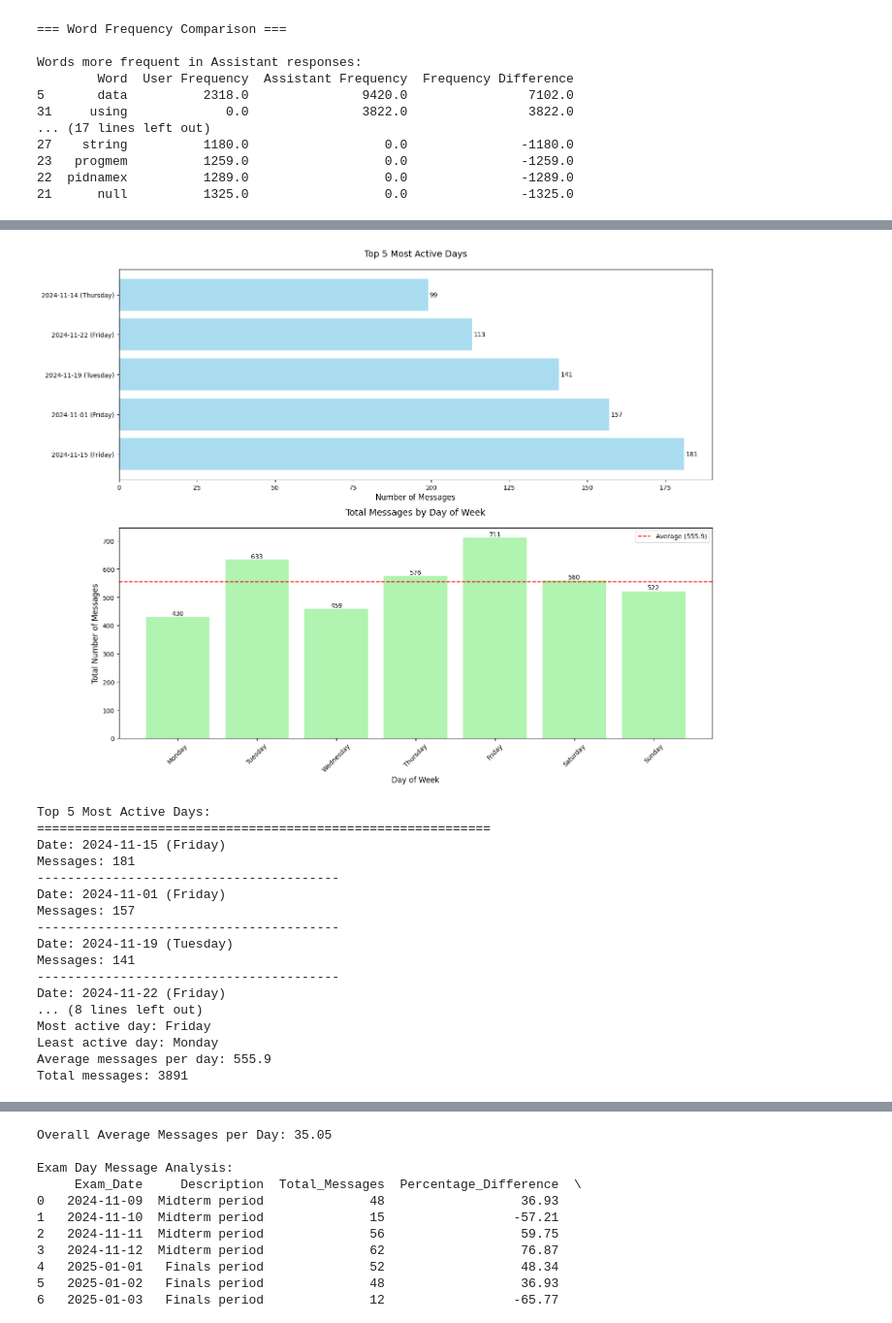
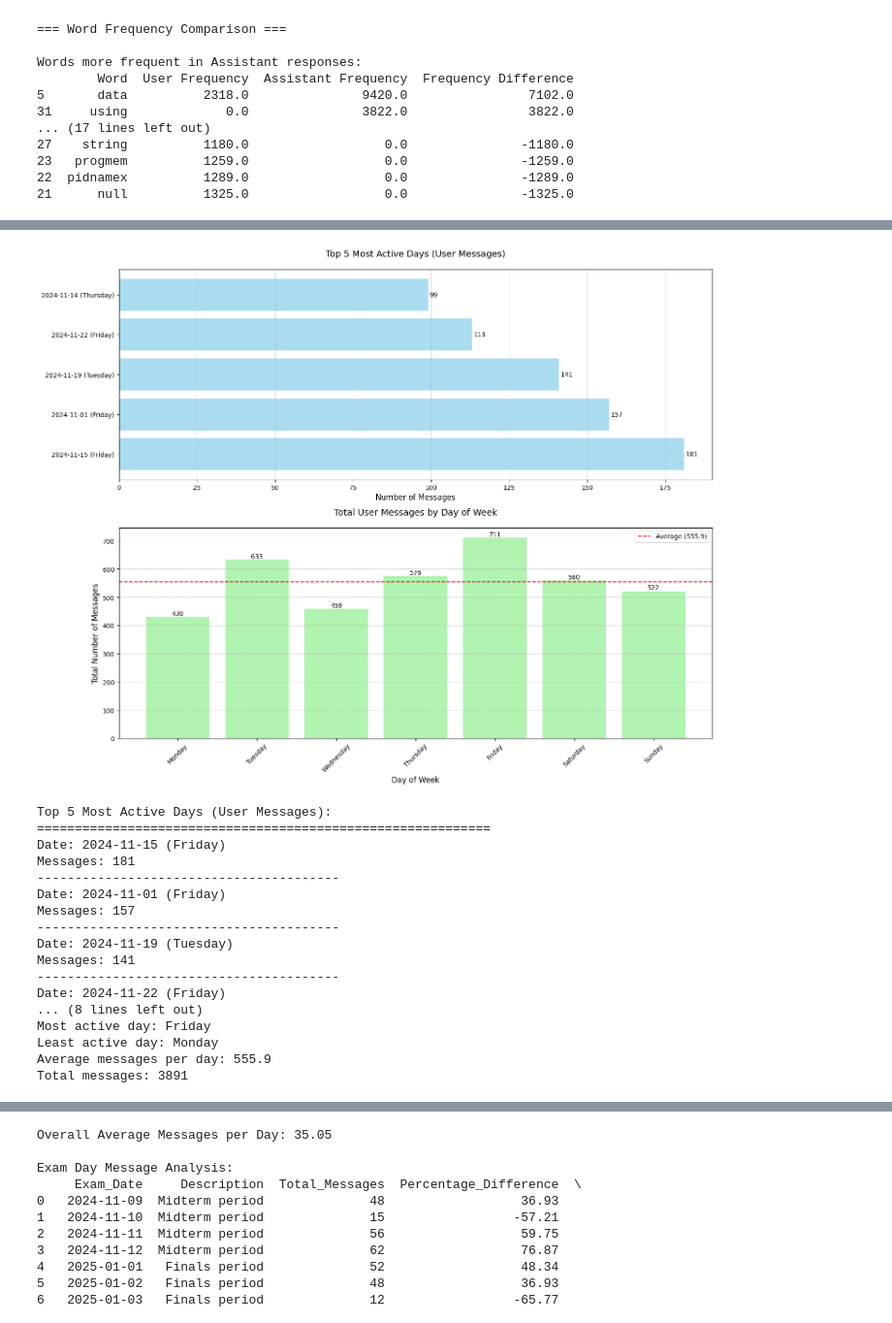
Before and after one commit to bthnzncr/dsa-210-project, a Jupyter notebook: generative-ai_usage_analysis.ipynb, the cells around one changed output, grey strips where cells are left out. Shown at 97% size. Drawn from its saved outputs; the diff is of its cells as text; code cells hidden in the pictures.

```diff
--- a/generative-ai_usage_analysis.ipynb
+++ b/generative-ai_usage_analysis.ipynb
@@ -834,19 +833,11 @@ OBD2 dtcRead Fix: 112 messages
 # %%
 
-# Create messages DataFrame with proper timestamps
-messages_data = []
-for msg_id in mapping_df['user_message_id'].dropna():
-    if msg_id in message_dict:
-        msg = message_dict[msg_id]
-        timestamp = msg.get('message_create_time')
-        if timestamp is not None:
-            messages_data.append({
-                'message_id': msg_id,
-                'datetime': timestamp,
-                'day_name': timestamp.strftime('%A')  # Get day name
-            })
+from datetime import datetime
 
-df_messages = pd.DataFrame(messages_data)
+# Create messages DataFrame with only user messages
+df_messages = df[df['role'] == 'user'][['message_id', 'message_create_time']].copy()
+df_messages['datetime'] = pd.to_datetime(df_messages['message_create_time'])
+df_messages['day_name'] = df_messages['datetime'].dt.strftime('%A')
 
 # Calculate messages per specific day
 daily_counts = df_messages.groupby(df_messages['datetime'].dt.date).size().reset_index()
@@ -856,6 +847,7 @@ daily_counts['day_name'] = daily_counts['date'].apply(lambda x: x.strftime('%A')
 # Calculate messages per day of week
 weekly_counts = df_messages.groupby('day_name').size().reset_index()
 weekly_counts.columns = ['day_name', 'message_count']
+
 # Ensure proper day order
 day_order = ['Monday', 'Tuesday', 'Wednesday', 'Thursday', 'Friday', 'Saturday', 'Sunday']
 weekly_counts['day_name'] = pd.Categorical(weekly_counts['day_name'], categories=day_order, ordered=True)
@@ -875,12 +867,13 @@ for i, bar in enumerate(bars1):
              va='center')
 
 # Customize first plot
-ax1.set_title('Top 5 Most Active Days', fontsize=14, pad=20)
+ax1.set_title('Top 5 Most Active Days (User Messages)', fontsize=14, pad=20)
 ax1.set_xlabel('Number of Messages', fontsize=12)
 labels = [f"{date.strftime('%Y-%m-%d')} ({day})"
           for date, day in zip(top_5_days['date'], top_5_days['day_name'])]
 ax1.set_yticks(range(len(top_5_days)))
 ax1.set_yticklabels(labels)
+ax1.grid(axis='x', linestyle='--', alpha=0.7)
 
 # Plot 2: Day of Week Analysis
 bars2 = ax2.bar(weekly_counts['day_name'], weekly_counts['message_count'],
@@ -893,38 +886,40 @@ for bar in bars2:
              f'{int(height)}',
              ha='center', va='bottom')
 
 # Customize second plot
-ax2.set_title('Total Messages by Day of Week', fontsize=14, pad=20)
+ax2.set_title('Total User Messages by Day of Week', fontsize=14, pad=20)
 ax2.set_xlabel('Day of Week', fontsize=12)
 ax2.set_ylabel('Total Number of Messages', fontsize=12)
 plt.xticks(rotation=45)
+ax2.grid(axis='y', linestyle='--', alpha=0.7)
 
 # Add average line to day of week plot
 avg_messages = weekly_counts['message_count'].mean()
 ax2.axhline(y=avg_messages, color='red', linestyle='--',
             label=f'Average ({avg_messages:.1f})')
 ax2.legend()
 
+# Adjust layout
 plt.tight_layout()
 plt.show()
 
 # Print statistics
-print("\nTop 5 Most Active Days:")
+print("\nTop 5 Most Active Days (User Messages):")
 print("=" * 60)
 for _, row in top_5_days.iterrows():
     print(f"Date: {row['date'].strftime('%Y-%m-%d')} ({row['day_name']})")
     print(f"Messages: {row['message_count']}")
     print("-" * 40)
 
-print("\nDay of Week Statistics:")
+print("\nDay of Week Statistics (User Messages):")
 print("=" * 60)
 print(f"Most active day: {weekly_counts.iloc[weekly_counts['message_count'].argmax()]['day_name']}")
 print(f"Least active day: {weekly_counts.iloc[weekly_counts['message_count'].argmin()]['day_name']}")
 print(f"Average messages per day: {weekly_counts['message_count'].mean():.1f}")
 print(f"Total messages: {weekly_counts['message_count'].sum()}")
 # %% [output]
-[figure, old version]
+[figure, new version]
-Top 5 Most Active Days:
+Top 5 Most Active Days (User Messages):
 ============================================================
 Date: 2024-11-15 (Friday)
 Messages: 181
```
Also changed, not shown: parts of 5 cells of this notebook, 1 other file.
